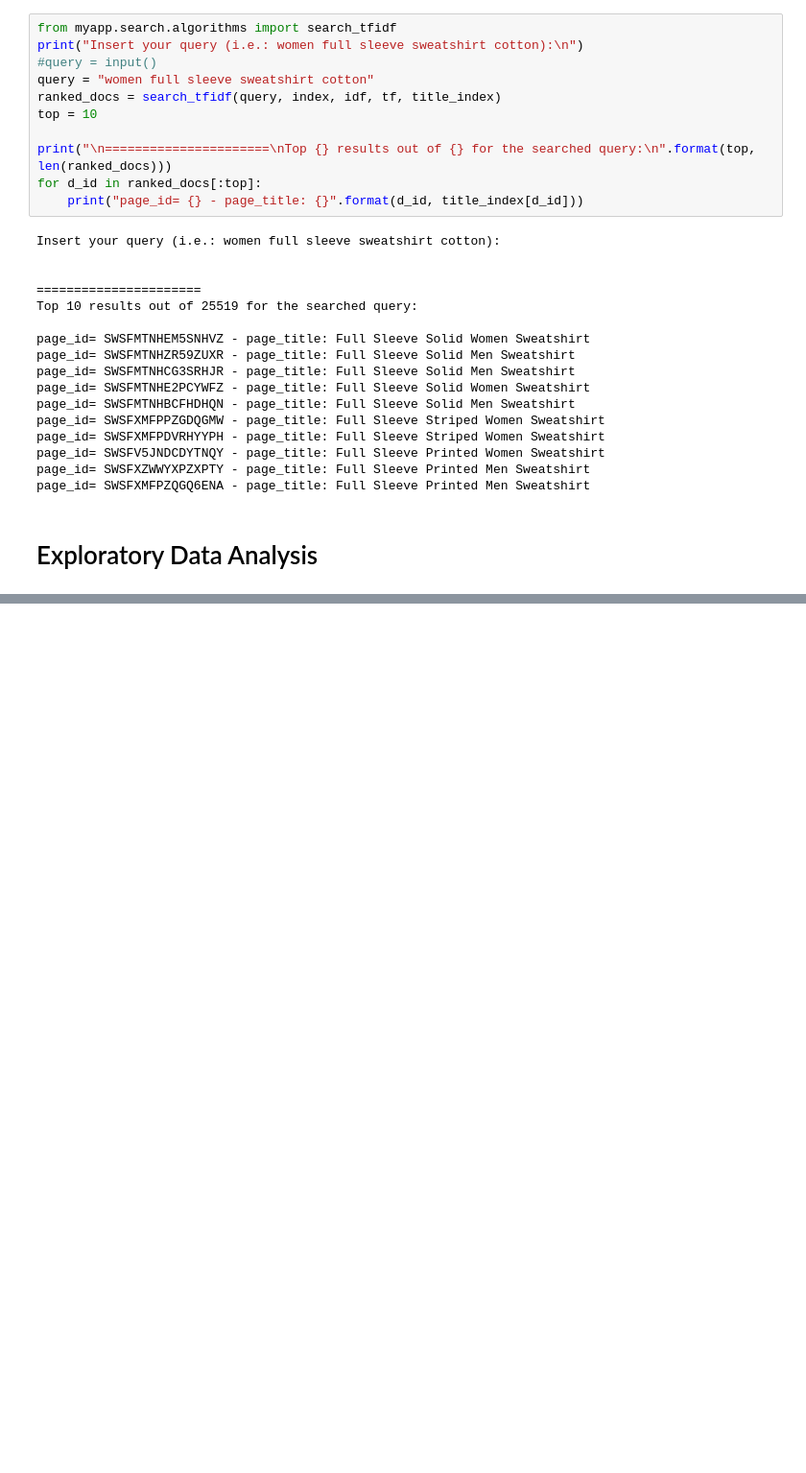
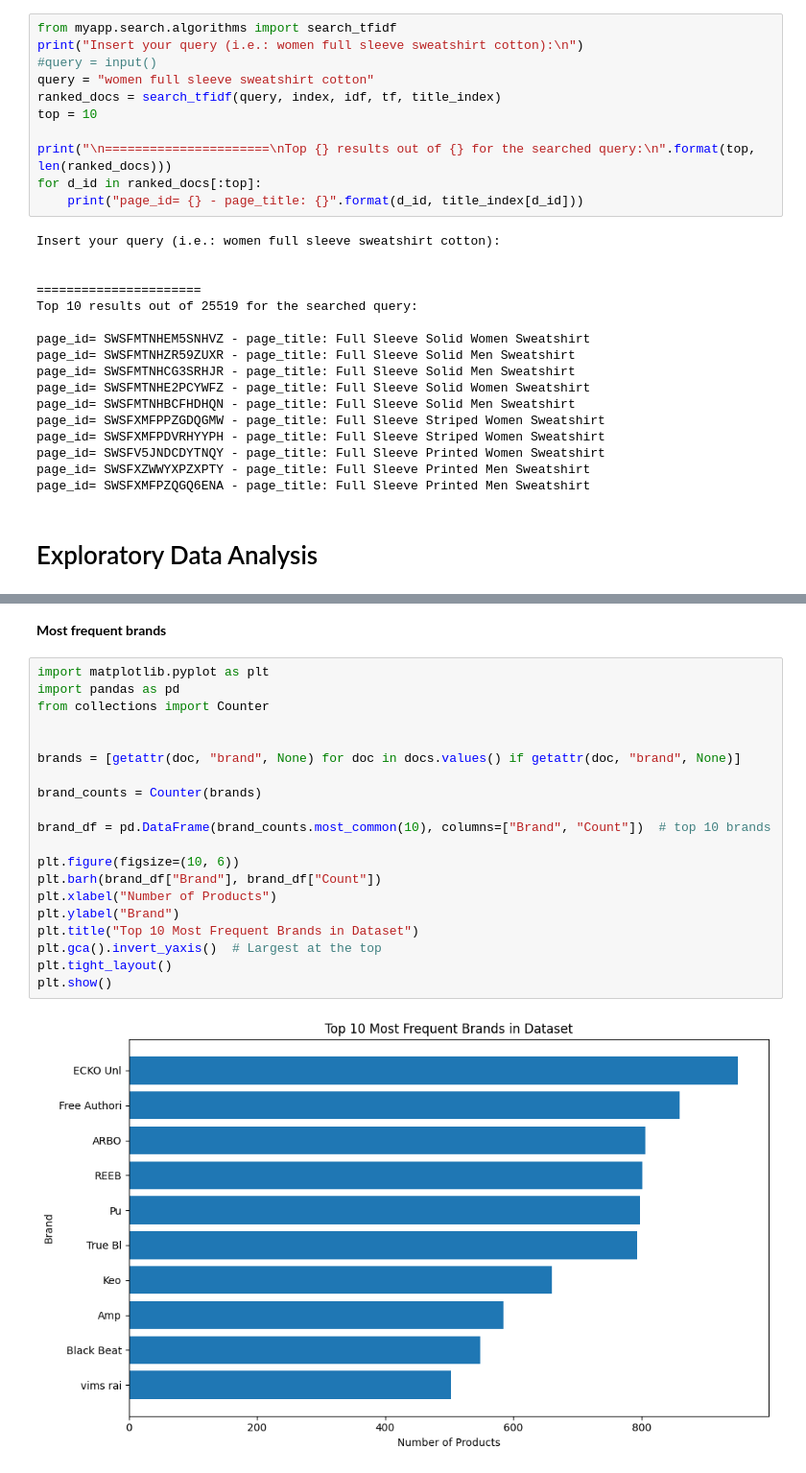
Before and after one commit to PereAhrigones/IRWA-2025, a Jupyter notebook: project_progress/part_1/part1.ipynb, the cells around one changed output, grey strips where cells are left out. Shown at 96% size. Cells and saved outputs as stored; diff of their text form; blank space fills up the shorter version.

```diff
--- a/project_progress/part_1/part1.ipynb
+++ b/project_progress/part_1/part1.ipynb
@@ -124,0 +145,24 @@ Maximum discount percentage: 87.0
+# %% [markdown]
+__Most frequent brands__
+# %%
+import matplotlib.pyplot as plt
+import pandas as pd
+from collections import Counter
+
+
+brands = [getattr(doc, "brand", None) for doc in docs.values() if getattr(doc, "brand", None)]
+
+brand_counts = Counter(brands)
+
+brand_df = pd.DataFrame(brand_counts.most_common(10), columns=["Brand", "Count"])  # top 10 brands
+
+plt.figure(figsize=(10, 6))
+plt.barh(brand_df["Brand"], brand_df["Count"])
+plt.xlabel("Number of Products")
+plt.ylabel("Brand")
+plt.title("Top 10 Most Frequent Brands in Dataset")
+plt.gca().invert_yaxis()  # Largest at the top
+plt.tight_layout()
+plt.show()
+# %% [output]
+[figure, added]
```
Also changed, not shown: parts of 20 cells of this notebook, 2 other files.
